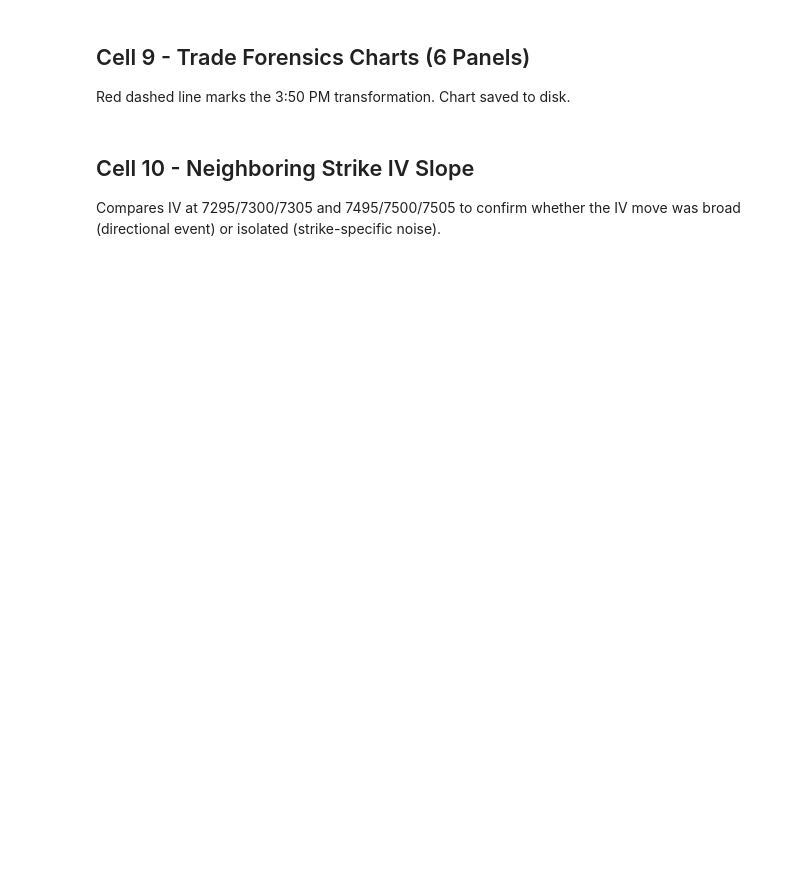
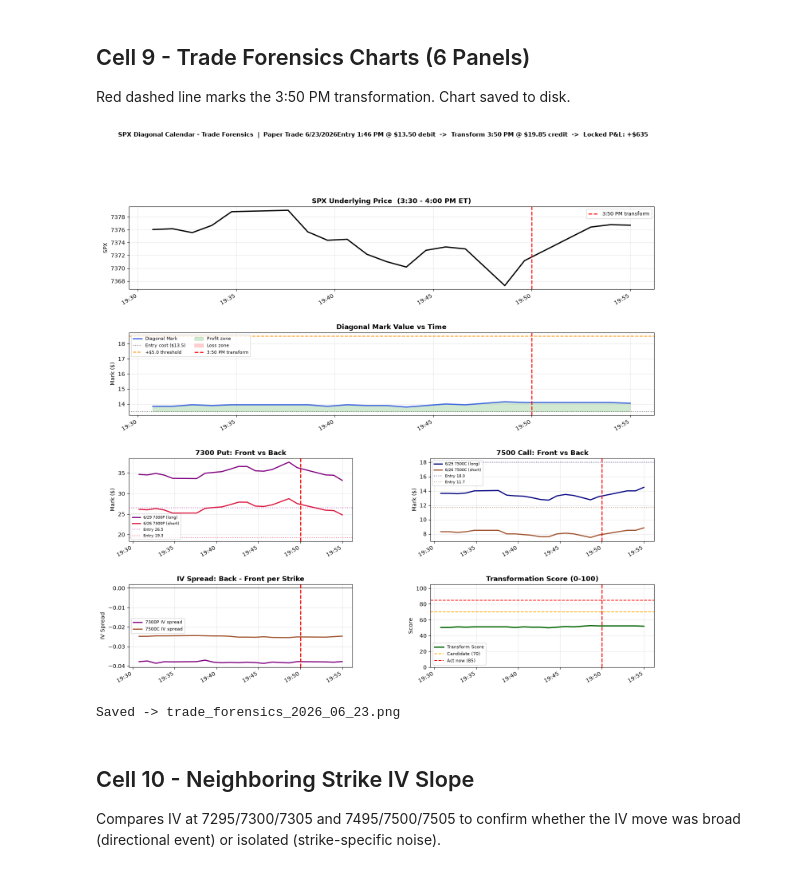
Before and after one commit to chandan-singh4/diagonal-calendar-spx, a Jupyter notebook: trade_forensics_2026_06_23.ipynb, the cells around one changed output. Saved outputs shown, nothing was run; the diff lists cells and outputs as text; code cells hidden in the pictures; blank space fills up the shorter version.

```diff
--- a/trade_forensics_2026_06_23.ipynb
+++ b/trade_forensics_2026_06_23.ipynb
@@ -234,16 +270,15 @@ bp_iv = find_col(df_m, "06-29", "P", PUT_STRIKE,  "iv_")
 fc_iv = find_col(df_m, "06-26", "C", CALL_STRIKE, "iv_")
 fp_iv = find_col(df_m, "06-26", "P", PUT_STRIKE,  "iv_")
 
-print(f"
-Column map:")
+print()
+print(f"  Column map:")
 print(f"  back_call mark={bc}  iv={bc_iv}")
 print(f"  back_put  mark={bp}  iv={bp_iv}")
 print(f"  front_call mark={fc} iv={fc_iv}")
 print(f"  front_put  mark={fp} iv={fp_iv}")
 
 if None in [bc, bp, fc, fp]:
-    print("
-ERROR: Could not find all 4 leg columns. Check marks above.")
+    print("ERROR: Could not find all 4 leg columns. Check marks above.")
 else:
     df_m["back_call_mark"]  = df_m[bc]
     df_m["back_put_mark"]   = df_m[bp]
@@ -270,7 +305,6 @@ else:
     pd.set_option("display.float_format", "{:.4f}".format)
     pd.set_option("display.max_columns", 20)
     pd.set_option("display.width", 220)
-    print("
-Diagonal Mark - Minute by Minute")
+    print("Diagonal Mark - Minute by Minute")
     print("=" * 120)
     print(df_m[[c for c in disp if c in df_m.columns]].to_string(index=False))
@@ -346,8 +398,7 @@ if bc_tv and bp_tv and fc_tv and fp_tv:
         f_e = df_edge["total_calendar_edge"].iloc[0]
         l_e = df_edge["total_calendar_edge"].iloc[-1]
         direction = "COMPRESSED (edge narrowed - structure weakening)" if l_e < f_e else "EXPANDED (edge widened - structure strengthening)"
-        print(f"
-  Edge at window start : {f_e:.4f}")
+        print(f"  Edge at window start : {f_e:.4f}")
         print(f"  Edge at window end   : {l_e:.4f}")
         print(f"  Change               : {l_e - f_e:+.4f}  -> {direction}")
 else:
@@ -385,20 +454,17 @@ else:
             "Short front put  7300P 6/26": row["front_put_contrib"],
         }
         total = sum(legs.values())
-        print(f"
---- Attribution at ~3:50 PM | SPX: {row['underlying_price']:.1f} ---")
+        print(f"--- Attribution at ~3:50 PM | SPX: {row['underlying_price']:.1f} ---")
         for leg, val in legs.items():
             pct = val / total * 100 if total else 0
             bar = chr(9608) * int(abs(pct) / 4)
             print(f"  {leg:<35} {val:+.2f}  ({pct:5.1f}%)  {bar}")
         print(f"  {'Total P&L vs entry':<35} {total:+.2f}")
         dominant = max(legs, key=lambda k: abs(legs[k]))
-        print(f"
-  Dominant driver: {dominant}  ({legs[dominant]:+.2f})")
+        print(f"  Dominant driver: {dominant}  ({legs[dominant]:+.2f})")
         call_net = row["back_call_contrib"] + row["front_call_contrib"]
         put_net  = row["back_put_contrib"]  + row["front_put_contrib"]
-        print(f"
-  Call-side net: {call_net:+.2f}")
+        print(f"  Call-side net: {call_net:+.2f}")
         print(f"  Put-side net : {put_net:+.2f}")
         if abs(put_net) > abs(call_net):
             print("  -> Put side dominated. SPX moved toward/below 7300.")
@@ -534,8 +693,7 @@ else:
     at_t = df_score[df_score["snapshot_timestamp"] <= TRANSFORM_TIME]
     if len(at_t):
         sc = at_t.iloc[-1]
-        print(f"
---- Score at ~3:50 PM ---")
+        print(f"  --- Score at ~3:50 PM ---")
         print(f"  Total       : {sc['total_score']:.1f} / 100")
         print(f"  Profit pillar : {sc.get('profit_pts','n/a')} pts  ({sc.get('profit_pct','n/a')}% return)")
         print(f"  Edge pillar   : {sc.get('edge_pts','n/a')} pts  (avg IV ratio {sc.get('avg_iv_ratio','n/a')})")
@@ -620,41 +796,41 @@ else:
         vline(ax5, label=False)
         ax5.legend(fontsize=8)
     else:
-        ax5.text(0.5, 0.5, "IV data not captured
-(IV column may be null)",
+        ax5.text(0.5, 0.5, "IV data not captured (IV column may be null)",
                  transform=ax5.transAxes, ha="center", va="center", color="gray", fontsize=10)
     ax5.set_title("IV Spread: Back - Front per Strike", fontweight="bold")
     ax5.set_ylabel("IV Spread")
     ax5.grid(True, alpha=0.3)
 
     # Panel 6: Transformation Score
     ax6 = fig.add_subplot(gs[3, 1])
     if "df_score" in dir() and "total_score" in df_score.columns:
         ax6.plot(df_score["snapshot_timestamp"], df_score["total_score"],
                  color="darkgreen", linewidth=2.2, label="Transform Score")
         ax6.axhline(70, color="orange", linestyle="--", linewidth=1.4, label="Candidate (70)")
         ax6.axhline(85, color="red",    linestyle="--", linewidth=1.4, label="Act now (85)")
         ax6.set_ylim(0, 105)
         vline(ax6, label=False)
         ax6.legend(fontsize=8)
     else:
         ax6.text(0.5, 0.5, "Run Cell 8 first", transform=ax6.transAxes,
                  ha="center", va="center", color="gray", fontsize=10)
     ax6.set_title("Transformation Score (0-100)", fontweight="bold")
     ax6.set_ylabel("Score")
     ax6.grid(True, alpha=0.3)
 
     plt.suptitle(
-        "SPX Diagonal Calendar - Trade Forensics  |  Paper Trade 6/23/2026
-"
+        "SPX Diagonal Calendar - Trade Forensics  |  Paper Trade 6/23/2026"
         "Entry 1:46 PM @ $13.50 debit  ->  Transform 3:50 PM @ $19.85 credit  ->  Locked P&L: +$635",
         fontsize=11, fontweight="bold", y=1.005
     )
     out = "trade_forensics_2026_06_23.png"
     plt.savefig(out, bbox_inches="tight", dpi=150)
     plt.show()
-    print(f"
-Saved -> {out}")
+    print(f"Saved -> {out}")
+# %% [output]
+[figure, added]
+Saved -> trade_forensics_2026_06_23.png
 # %% [markdown]
 ## Cell 10 - Neighboring Strike IV Slope
 
```
Also changed, not shown: parts of 9 cells of this notebook.
